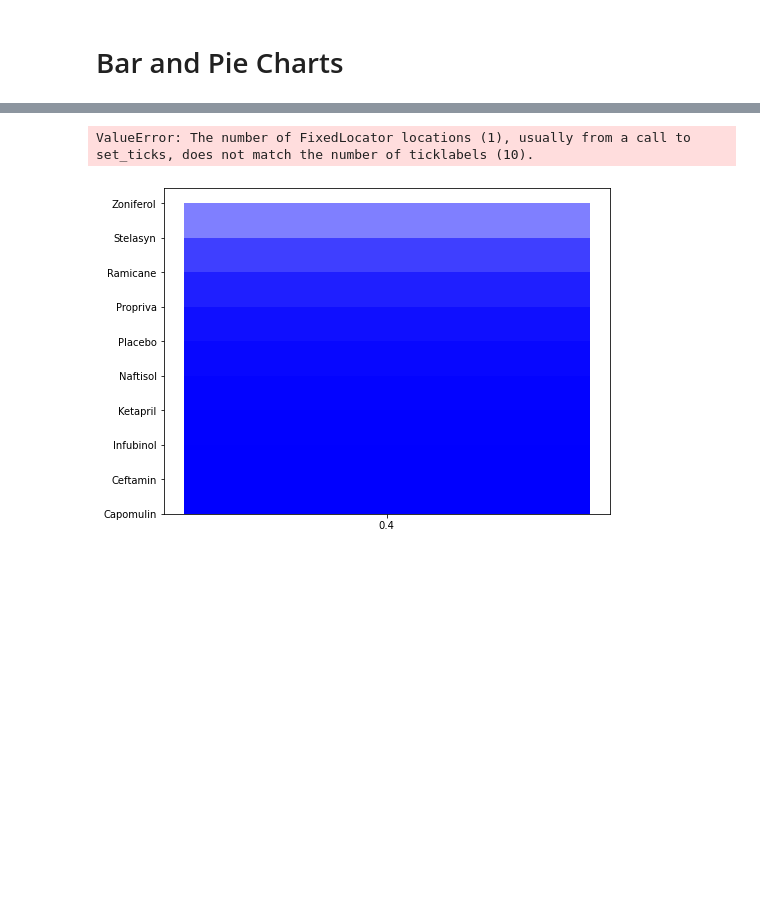
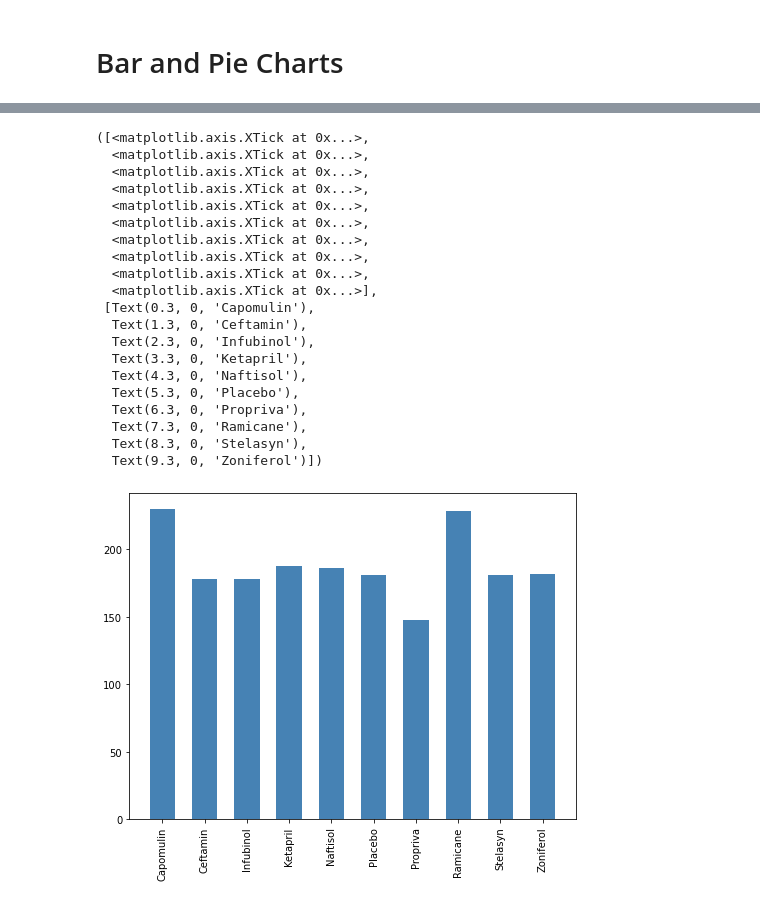
Before and after one commit to bfraser4/Python-Pharmaceutical-Data-Analysis, a Jupyter notebook: Pymaceuticals/PymaceuticalsAnalysis.ipynb, the cells around one changed output, grey strips where cells are left out. Saved outputs shown, nothing was run; the diff lists cells and outputs as text; code cells hidden in the pictures; blank space fills up the shorter version.

```diff
--- a/Pymaceuticals/PymaceuticalsAnalysis.ipynb
+++ b/Pymaceuticals/PymaceuticalsAnalysis.ipynb
@@ -70,6 +89,7 @@ duplicate_mouse_ID.loc['g989']
 # %%
 # Create a clean DataFrame by dropping the duplicate mouse by its ID.
-clean_df = combined_df.drop_duplicates(subset=['Mouse ID', 'Timepoint'], keep=False)
+# clean_df = combined_df.drop_duplicates(subset=['Mouse ID', 'Timepoint'], keep=False)
+clean_df = combined_df.loc[combined_df['Mouse ID'] != 'g989']
 clean_df
 # %% [output]
 |  | Mouse ID | Drug Regimen | Sex | Age_months | Weight (g) | Timepoint | Tumor Volume (mm3) | ... |
@@ -188,18 +208,35 @@ plt.tight_layout()
 # %%
 # #Generate a bar plot showing the total number of timepoints for all mice tested for each drug regimen using pyplot
 
 regimen = ["Capomulin", "Ceftamin", "Infubinol", "Ketapril", "Naftisol", "Placebo", "Propriva", "Ramicane", "Stelasyn", "Zoniferol"]
-x_axis = np.arange(len(['Timepoint']))
-ticks = [value+0.4 for value in x_axis]
+timepoints_2 = clean_df.groupby('Drug Regimen')['Timepoint'].count()
+x_axis = np.arange(len(timepoints_2))
+ticks = [value+0.3 for value in x_axis]
 
-# # Set x axis and tick locations
-# x_axis = np.arange(len(clean_df))
-# tick_locations = [value+0.4 for value in x_axis]
 
 # #Create a list indicating where to write x labels and set figure size
 plt.figure(figsize=(8,6))
-plt.bar(x_axis, regimen, color='b', alpha=0.5, align='edge')
+plt.bar(x_axis, timepoints_2, color='steelblue', alpha=1, align='edge', width=0.6)
 plt.xticks(ticks, regimen, rotation='vertical')
 # %% [output]
-ValueError: The number of FixedLocator locations (1), usually from a call to set_ticks, does not match the number of ticklabels (10).
+([<matplotlib.axis.XTick at 0x...>,
+  <matplotlib.axis.XTick at 0x...>,
+  <matplotlib.axis.XTick at 0x...>,
+  <matplotlib.axis.XTick at 0x...>,
+  <matplotlib.axis.XTick at 0x...>,
+  <matplotlib.axis.XTick at 0x...>,
+  <matplotlib.axis.XTick at 0x...>,
+  <matplotlib.axis.XTick at 0x...>,
+  <matplotlib.axis.XTick at 0x...>,
+  <matplotlib.axis.XTick at 0x...>],
+ [Text(0.3, 0, 'Capomulin'),
+  Text(1.3, 0, 'Ceftamin'),
+  Text(2.3, 0, 'Infubinol'),
+  Text(3.3, 0, 'Ketapril'),
+  Text(4.3, 0, 'Naftisol'),
+  Text(5.3, 0, 'Placebo'),
+  Text(6.3, 0, 'Propriva'),
+  Text(7.3, 0, 'Ramicane'),
+  Text(8.3, 0, 'Stelasyn'),
+  Text(9.3, 0, 'Zoniferol')])
-[figure, old version]
+[figure, new version]
```
Also changed, not shown: parts of 19 cells of this notebook.
